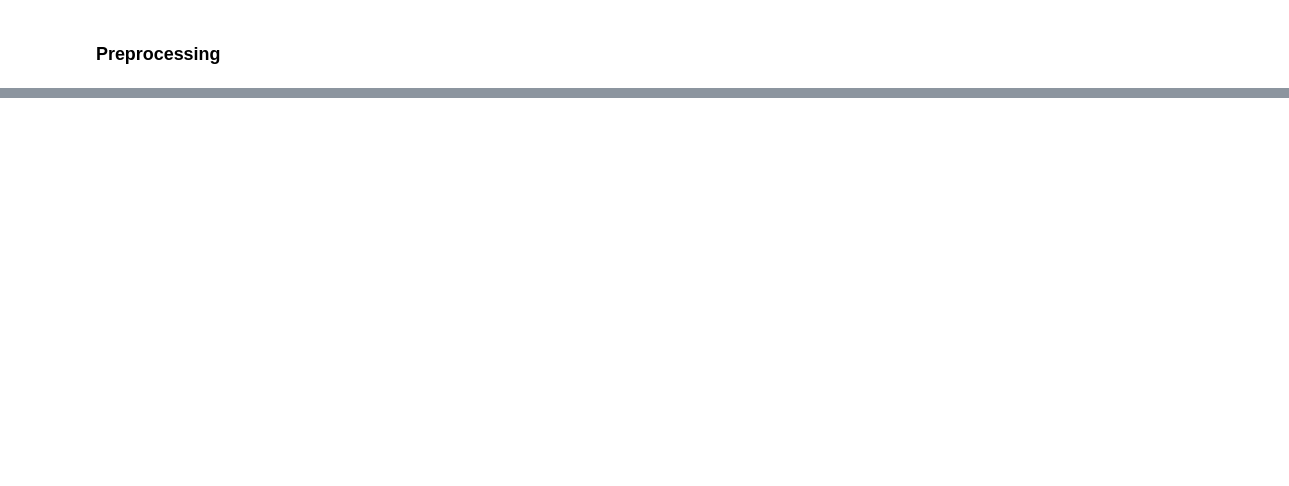
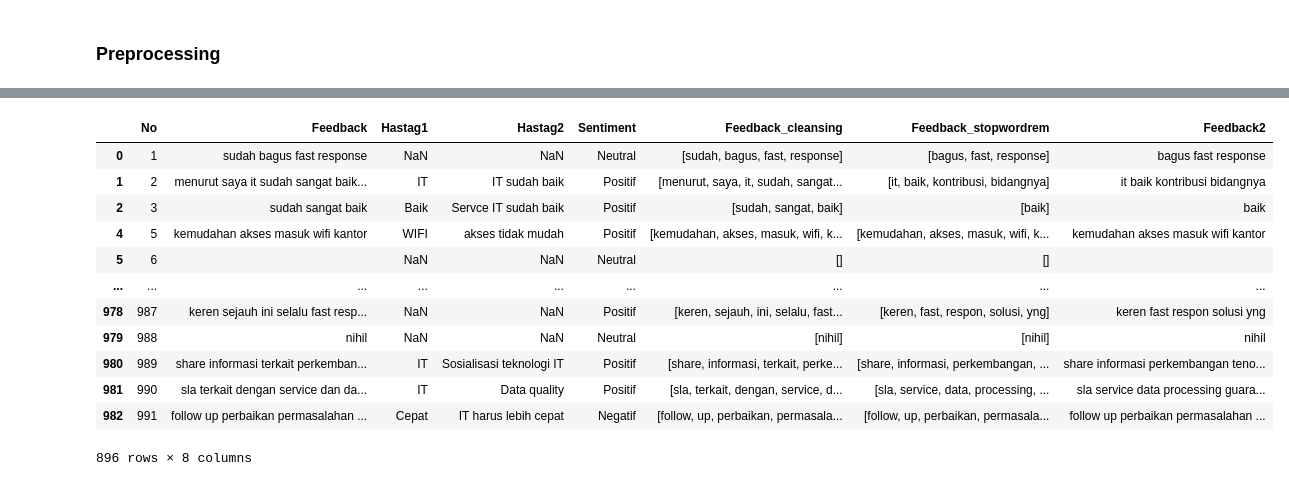
Before and after one commit to khaeraniazi/khaerani, a Jupyter notebook: Final_Project.ipynb, the cells around one changed output, grey strips where cells are left out. Saved outputs shown, nothing was run; the diff lists cells and outputs as text; code cells hidden in the pictures; blank space fills up the shorter version.

```diff
--- a/Final_Project.ipynb
+++ b/Final_Project.ipynb
@@ -164,2 +172,4 @@ plt.show()
 # %% [markdown]
 ### Preprocessing
+# %%
+df.dropna(subset = ['Feedback', 'Sentiment'], inplace=True)
@@ -165,0 +202,6 @@ plt.show()
+# %%
+df['Feedback'] = df['Feedback'].str.lower()
+
+
+print('Case Folding Result : \n')
+print(df['Feedback'].head(5))
@@ -165,0 +340,23 @@ plt.show()
+# %%
+# back to 1 dimention
+def joinStem(text):
+  text = " ".join([char for char in text if char not in string.punctuation])
+  return text
+
+df['Feedback2'] = df['Feedback_stopwordrem'].apply(lambda x: joinStem(x))
+# %%
+df
+# %% [output]
+|  | No | Feedback | Hastag1 | Hastag2 | Sentiment | Feedback_cleansing | Feedback_stopwordrem | Feedback2 |
+| 0 | 1 | sudah bagus fast response | NaN | NaN | Neutral | [sudah, bagus, fast, response] | [bagus, fast, response] | bagus fast response |
+| 1 | 2 | menurut saya it sudah sangat baik... | IT | IT sudah baik | Positif | [menurut, saya, it, sudah, sangat... | [it, baik, kontribusi, bidangnya] | it baik kontribusi bidangnya |
+| 2 | 3 | sudah sangat baik | Baik | Servce IT sudah baik | Positif | [sudah, sangat, baik] | [baik] | baik |
+| 4 | 5 | kemudahan akses masuk wifi kantor | WIFI | akses tidak mudah | Positif | [kemudahan, akses, masuk, wifi, k... | [kemudahan, akses, masuk, wifi, k... | kemudahan akses masuk wifi kantor |
+| 5 | 6 |  | NaN | NaN | Neutral | [] | [] |  |
+| ... | ... | ... | ... | ... | ... | ... | ... | ... |
+| 978 | 987 | keren sejauh ini selalu fast resp... | NaN | NaN | Positif | [keren, sejauh, ini, selalu, fast... | [keren, fast, respon, solusi, yng] | keren fast respon solusi yng |
+| 979 | 988 | nihil | NaN | NaN | Neutral | [nihil] | [nihil] | nihil |
+| 980 | 989 | share informasi terkait perkemban... | IT | Sosialisasi teknologi IT | Positif | [share, informasi, terkait, perke... | [share, informasi, perkembangan, ... | share informasi perkembangan teno... |
+| 981 | 990 | sla terkait dengan service dan da... | IT | Data quality | Positif | [sla, terkait, dengan, service, d... | [sla, service, data, processing, ... | sla service data processing guara... |
+| 982 | 991 | follow up perbaikan permasalahan ... | Cepat | IT harus lebih cepat | Negatif | [follow, up, perbaikan, permasala... | [follow, up, perbaikan, permasala... | follow up perbaikan permasalahan ... |
+896 rows × 8 columns
```
Also changed, not shown: parts of 47 cells of this notebook.
